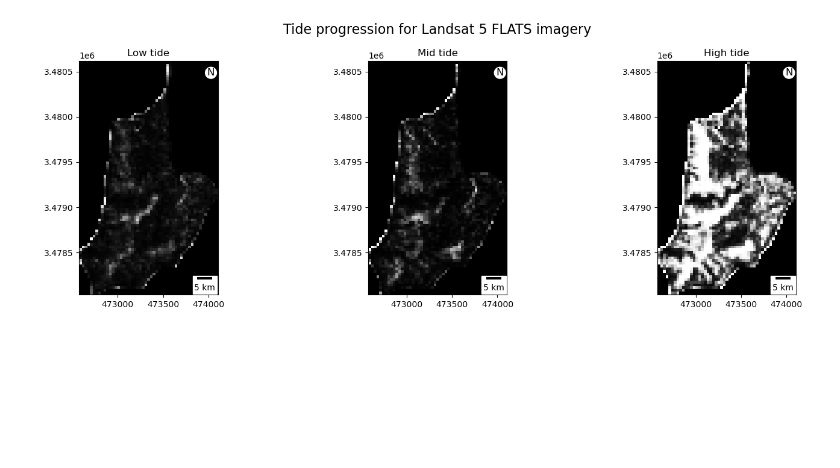
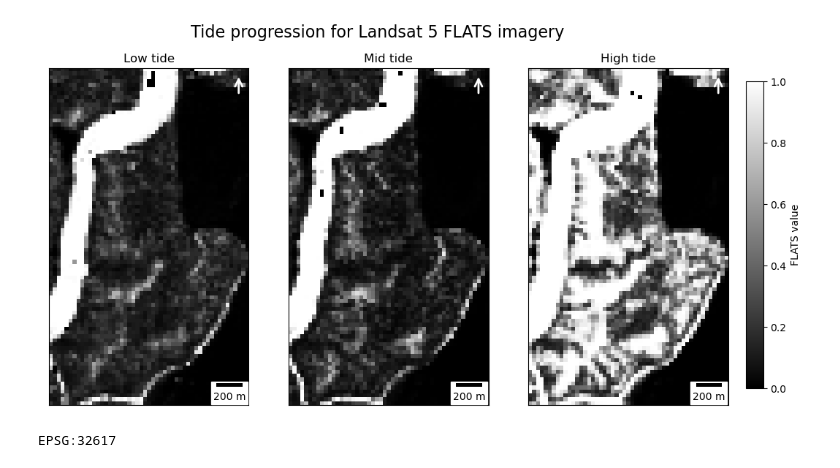
Before and after one commit to asajulien/PhD, a Jupyter notebook: Jupyter/Flats work/Tide maps.ipynb, the cells around one changed output. Drawn from its saved outputs; the diff is of its cells as text; code cells hidden in the pictures; blank space fills up the shorter version.

Commit message:
Maps for flats

```diff
--- a/Jupyter/Flats work/Tide maps.ipynb
+++ b/Jupyter/Flats work/Tide maps.ipynb
@@ -112,6 +119,8 @@ import rasterio
 l5low_path = 'F:/Flats imagery/l5low.flats.tif'
 l5mid_path = 'F:/Flats imagery/l5mid.flats.tif'
 l5high_path = 'F:/Flats imagery/l5high.flats.tif'
+
+l5_paths = [l5low_path,l5mid_path,l5high_path]
 # %%
 import matplotlib.pyplot as plt
 import rasterio
@@ -119,52 +128,83 @@ from matplotlib_scalebar.scalebar import ScaleBar
 import matplotlib.colors as colors
 import numpy as np
 
+#Calculating dx for scale_bar - DX IS 1; UTM PROJ
+# from geopy.distance import great_circle
+# point1 = (31.425,-81.29)
+# point2 = (31.425,-80.29)
+# dx = great_circle(point1, point2).meters
+
 def plot_geotiff_with_scale_and_north_arrow(geotiff_path, ax, title):
     # Open the GeoTIFF file
     with rasterio.open(geotiff_path) as src:
         data = src.read(1)  # Assuming it's a single-band image
         extent = (src.bounds.left, src.bounds.right, src.bounds.bottom, src.bounds.top)
 
-        gamma = 0.75  # Adjust the gamma value as needed
+        # Adjust the contrast by using a gamma correction
+        gamma = 0.5  # Experiment with different gamma values
         data = data ** gamma
 
-         # Create a custom grayscale colormap
+        # Use a colormap with better visibility
         cmap = colors.LinearSegmentedColormap.from_list('custom_gray', [(0, 'black'), (1, 'white')])
 
         # Plot the GeoTIFF data using imshow
-        im = ax.imshow(data, extent=extent, cmap=cmap)
+        im = ax.imshow(data, extent=extent, cmap=cmap, vmin = 0, vmax = 1)
+
+        # Remove coordinate labels to make the plots larger
+        ax.set_xticks([])
+        ax.set_yticks([])
 
         # Add a scale bar
-        scale_bar = ScaleBar(src.res[0], location='lower right')
+        scale_bar = ScaleBar(dx=1, location='lower right')
         ax.add_artist(scale_bar)
 
-        # Add a north arrow (you may need to customize the arrow symbol)
-        ax.annotate('N', xy=(0.95, 0.95), xycoords='axes fraction', fontsize=12, ha='center', va='center',
-                    bbox=dict(boxstyle='circle,pad=0.2', fc='white'))
+        # Enhance the visibility of the north arrow
+        ax.annotate('', xy=(0.95, 0.98), xycoords='axes fraction', fontsize=18, ha='center', va='center',
+                    xytext=(0.95, 0.92), textcoords='axes fraction',
+                    arrowprops=dict(arrowstyle='->', lw=2, color='white'))
 
         # Set subplot title
         ax.set_title(title)
 
+        return im  # Return the im object
 
-# Create a figure and subplots
-fig, axs = plt.subplots(1, 3, figsize=(15, 5))
+
+# Create a figure and subplots with adjusted size
+fig, axs = plt.subplots(1, 3, figsize=(12, 6))  # Increased figsize
+
+# Initialize im objects
+ims = []
 
 # Define titles for each subplot
 titles = ['Low tide', 'Mid tide', 'High tide']
 
 # Plot each GeoTIFF image with its corresponding title
-plot_geotiff_with_scale_and_north_arrow(l5low_path, axs[0], titles[0])
-plot_geotiff_with_scale_and_north_arrow(l5mid_path, axs[1], titles[1])
-plot_geotiff_with_scale_and_north_arrow(l5high_path, axs[2], titles[2])
+for i, ax in enumerate(axs):
+    im = plot_geotiff_with_scale_and_north_arrow(l5_paths[i], ax, titles[i])
+    ims.append(im)
 
 # Add a title for the entire figure (optional)
 plt.suptitle('Tide progression for Landsat 5 FLATS imagery', fontsize=16)
 
+##Colorbar
+fig.subplots_adjust(right=0.9)
+cbar_ax = fig.add_axes([0.92, 0.15, 0.02, 0.7])
+fig.colorbar(im, cax=cbar_ax, label = 'FLATS value', cmap = \
+                          colors.LinearSegmentedColormap.from_list('custom_gray', [(0, 'black'), (1, 'white')]))
+
+# Savefig
+import os
+os.chdir("C:/Users/arj26323/Downloads")
+# plt.savefig('l5trimap.png',bbox_inches='tight', dpi = 300)
+
 # Adjust layout and display the plot
-plt.tight_layout()
 plt.show()
+
+src = rasterio.open(l5low_path)
+print(src.crs)
 # %% [output]
-[figure, old version]
+[figure, new version]
+EPSG:32617
 # %%
 l8low_path = 'F:/Flats imagery/l8low.flats.tif'
 l8mid_path = 'F:/Flats imagery/l8mid.flats.tif'
```
Also changed, not shown: parts of 5 cells of this notebook, 2 other files.
